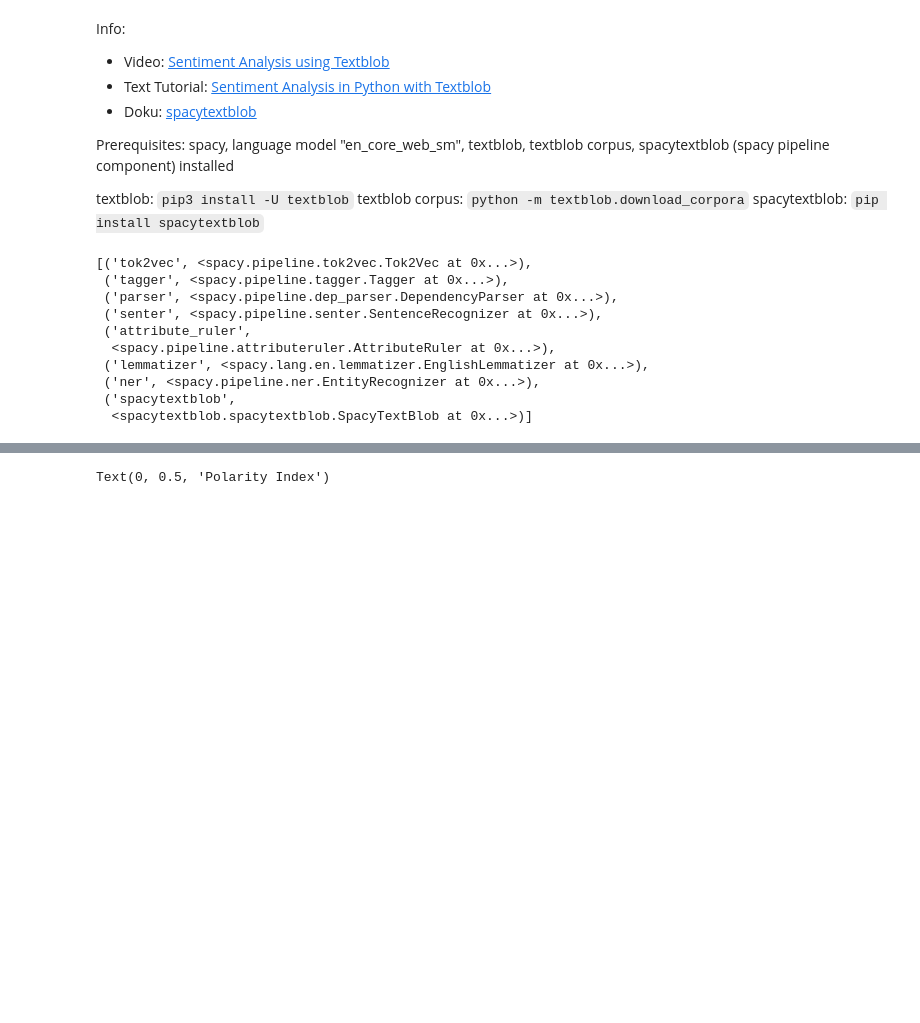
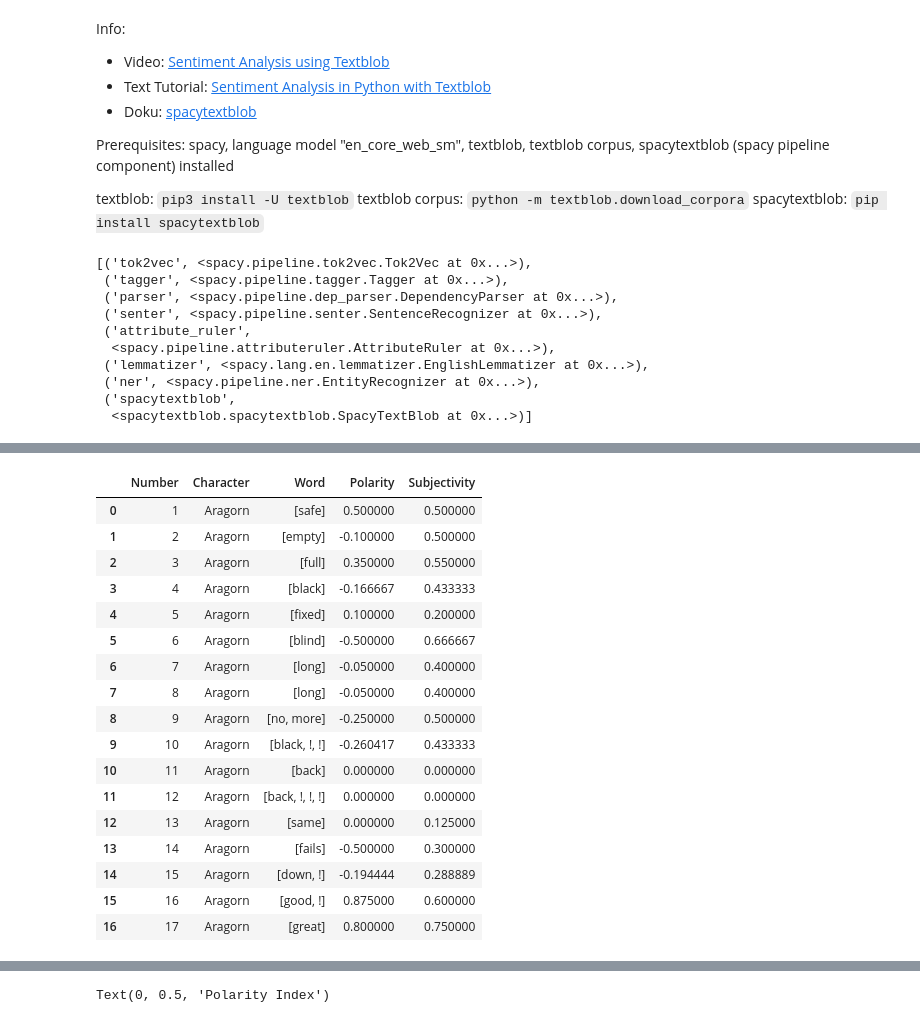
Before and after one commit to Momo-ohneEnde/nlp-lotr, a Jupyter notebook: Sentiment_Analysis.ipynb, the cells around one changed output, grey strips where cells are left out. Cells and saved outputs as stored; diff of their text form; code cells hidden in the pictures; blank space fills up the shorter version.

```diff
--- a/Sentiment_Analysis.ipynb
+++ b/Sentiment_Analysis.ipynb
@@ -191,0 +458,29 @@ aragorn_sa_df.insert(1, 'Character', 'Aragorn')
+# %%
+# make doc of aragorn_300_end dialog text
+doc_aragorn_300_end = nlp(aragorn_300_end)
+# aragorn_300_end assessment
+aragorn_300_end_sa = doc_aragorn_300_end._.assessments
+aragorn_300_end_sa_df = pd.DataFrame(aragorn_300_end_sa, columns=["Word", "Polarity", "Subjectivity", "wtf"])
+aragorn_300_end_sa_df.insert(0, 'Number', range(1, 1 + len(aragorn_300_end_sa_df)))
+aragorn_300_end_sa_df.insert(1, 'Character', 'Aragorn')
+aragorn_300_end_sa_df = aragorn_300_end_sa_df[["Number", "Character", "Word", "Polarity", "Subjectivity"]]
+aragorn_300_end_sa_df
+# %% [output]
+|  | Number | Character | Word | Polarity | Subjectivity |
+| 0 | 1 | Aragorn | [safe] | 0.500000 | 0.500000 |
+| 1 | 2 | Aragorn | [empty] | -0.100000 | 0.500000 |
+| 2 | 3 | Aragorn | [full] | 0.350000 | 0.550000 |
+| 3 | 4 | Aragorn | [black] | -0.166667 | 0.433333 |
+| 4 | 5 | Aragorn | [fixed] | 0.100000 | 0.200000 |
+| 5 | 6 | Aragorn | [blind] | -0.500000 | 0.666667 |
+| 6 | 7 | Aragorn | [long] | -0.050000 | 0.400000 |
+| 7 | 8 | Aragorn | [long] | -0.050000 | 0.400000 |
+| 8 | 9 | Aragorn | [no, more] | -0.250000 | 0.500000 |
+| 9 | 10 | Aragorn | [black, !, !] | -0.260417 | 0.433333 |
+| 10 | 11 | Aragorn | [back] | 0.000000 | 0.000000 |
+| 11 | 12 | Aragorn | [back, !, !, !] | 0.000000 | 0.000000 |
+| 12 | 13 | Aragorn | [same] | 0.000000 | 0.125000 |
+| 13 | 14 | Aragorn | [fails] | -0.500000 | 0.300000 |
+| 14 | 15 | Aragorn | [down, !] | -0.194444 | 0.288889 |
+| 15 | 16 | Aragorn | [good, !] | 0.875000 | 0.600000 |
+| 16 | 17 | Aragorn | [great] | 0.800000 | 0.750000 |
```
Also changed, not shown: parts of 26 cells of this notebook.
